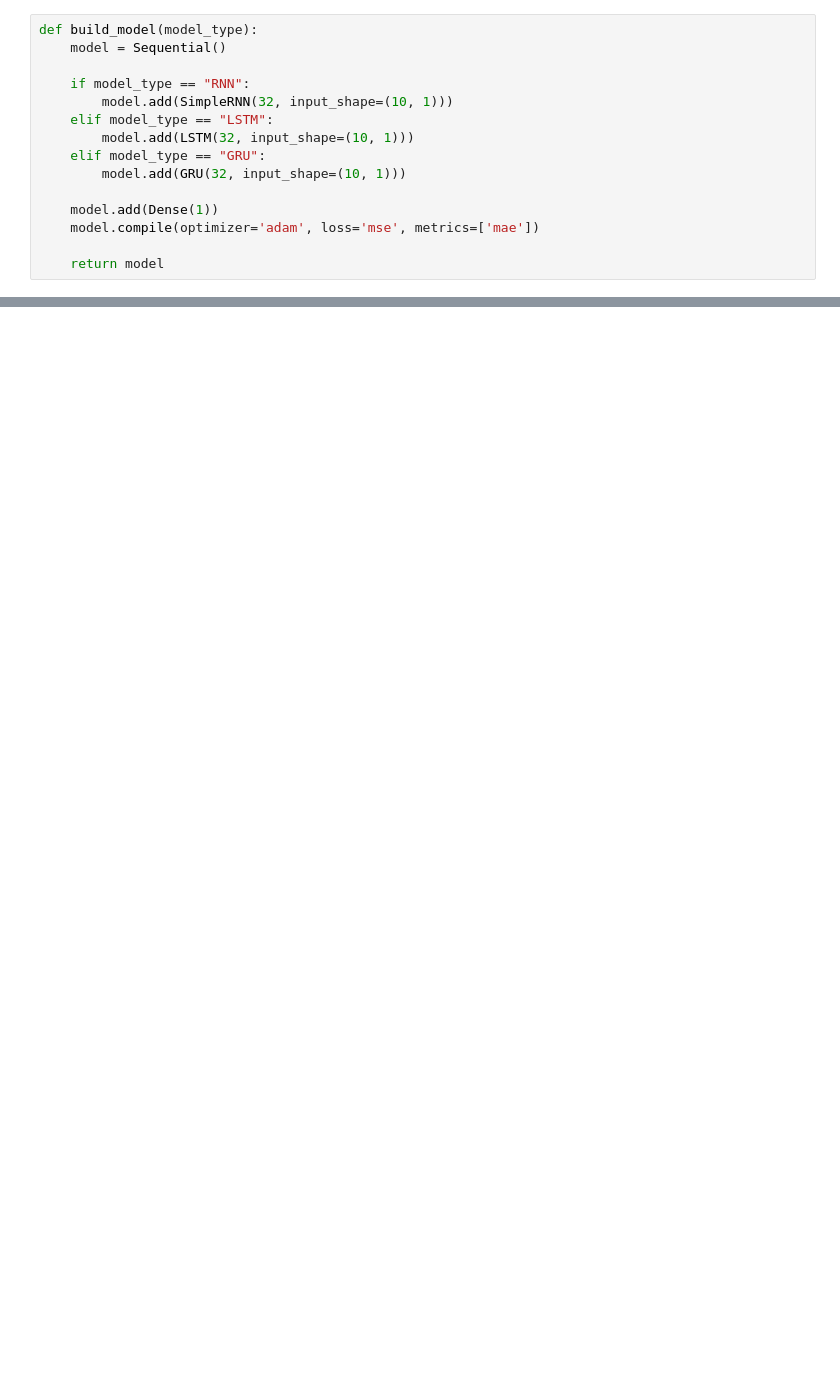
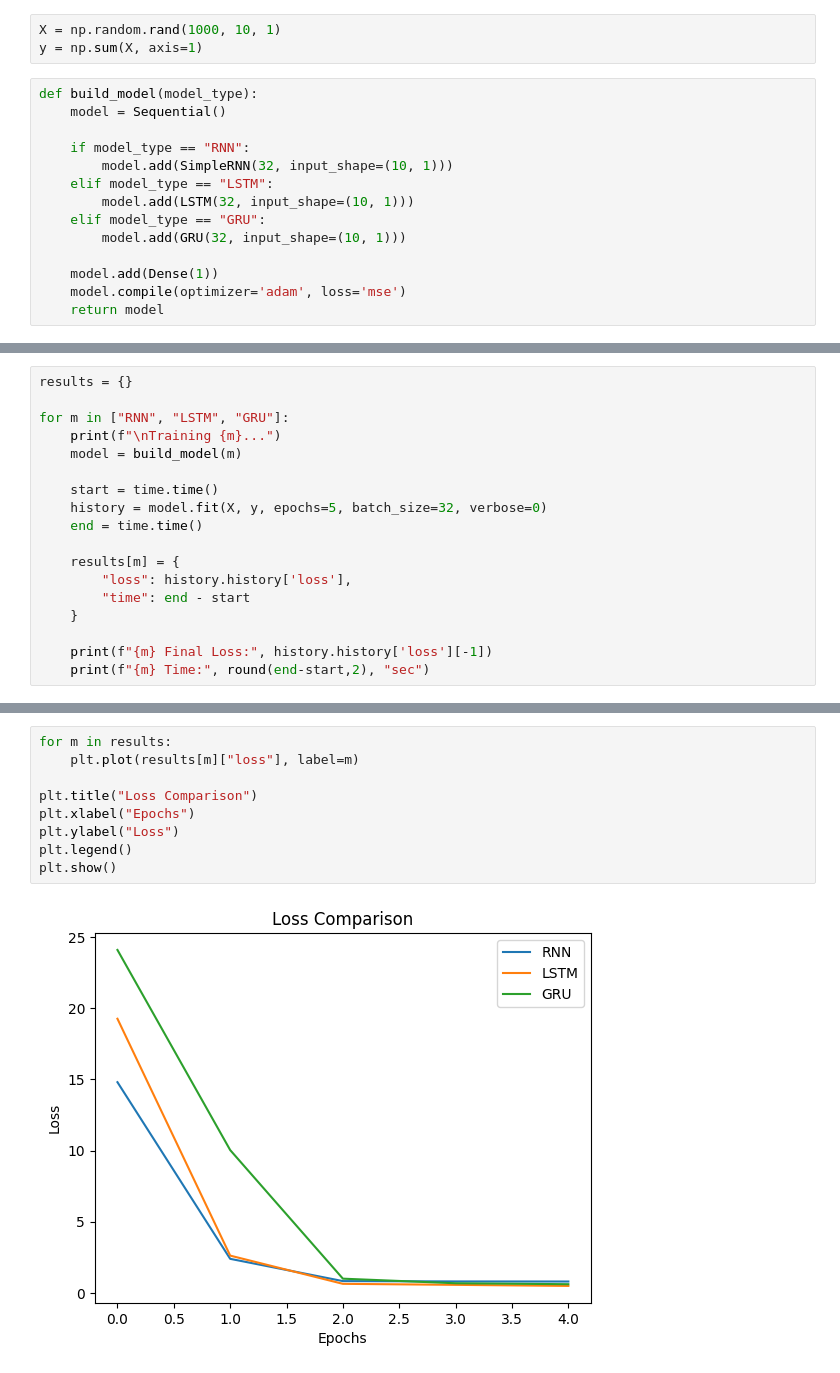
Before and after one commit to Pawan-Kumar-Agrahari/DL, a Jupyter notebook: Lab_04/lab_04.ipynb, the cells around one changed output, grey strips where cells are left out. Drawn from its saved outputs; the diff is of its cells as text; blank space fills up the shorter version.

```diff
--- a/Lab_04/lab_04.ipynb
+++ b/Lab_04/lab_04.ipynb
@@ -21,3 +7,6 @@ def create_data():
+# %%
+X = np.random.rand(1000, 10, 1)
+y = np.sum(X, axis=1)
 # %%
 def build_model(model_type):
     model = Sequential()
@@ -30,6 +19,5 @@ def build_model(model_type):
         model.add(GRU(32, input_shape=(10, 1)))
 
     model.add(Dense(1))
-    model.compile(optimizer='adam', loss='mse', metrics=['mae'])
-
+    model.compile(optimizer='adam', loss='mse')
     return model
@@ -98,0 +24,18 @@ GRU:
+# %%
+results = {}
+
+for m in ["RNN", "LSTM", "GRU"]:
+    print(f"\nTraining {m}...")
+    model = build_model(m)
+
+    start = time.time()
+    history = model.fit(X, y, epochs=5, batch_size=32, verbose=0)
+    end = time.time()
+
+    results[m] = {
+        "loss": history.history['loss'],
+        "time": end - start
+    }
+
+    print(f"{m} Final Loss:", history.history['loss'][-1])
+    print(f"{m} Time:", round(end-start,2), "sec")
@@ -98,0 +54,11 @@ GRU:
+# %%
+for m in results:
+    plt.plot(results[m]["loss"], label=m)
+
+plt.title("Loss Comparison")
+plt.xlabel("Epochs")
+plt.ylabel("Loss")
+plt.legend()
+plt.show()
+# %% [output]
+[figure, added]
```
Also changed, not shown: parts of 5 cells of this notebook, 8 other files.
